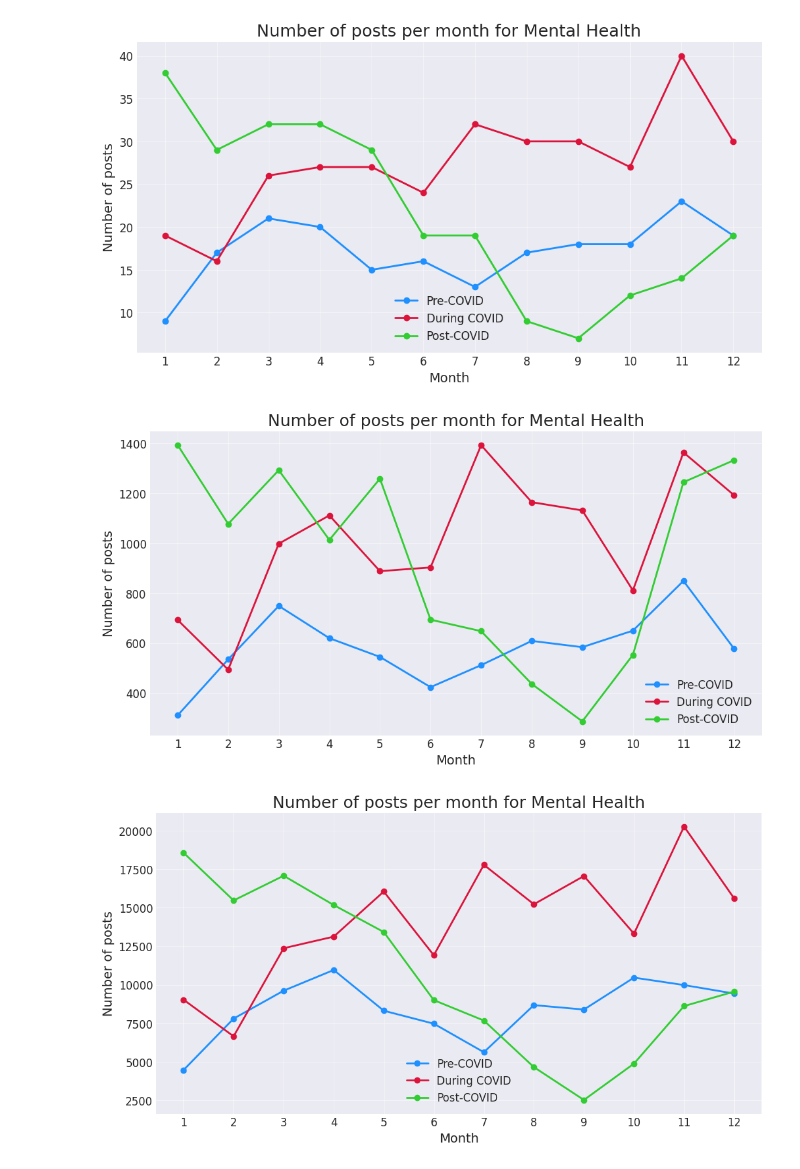
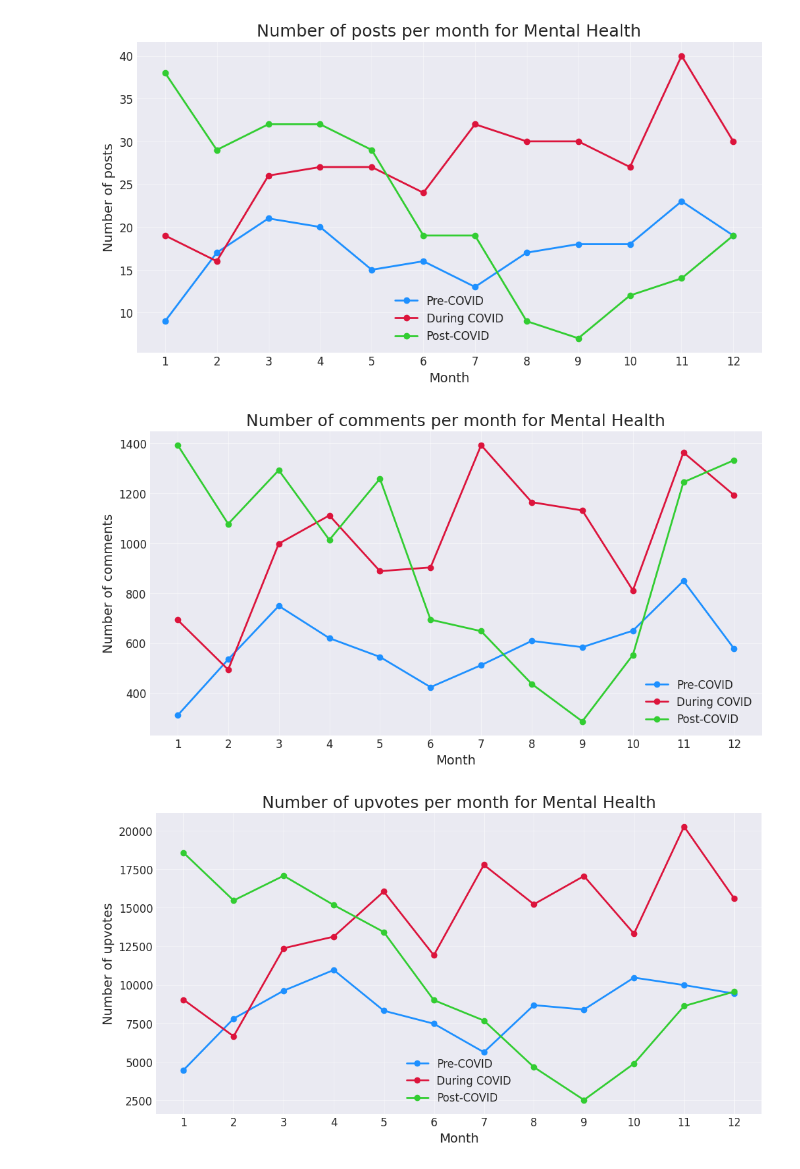
Before and after one commit to meliakru/Covid-and-Reddit, a Jupyter notebook: newGraphs/MentalHealth.ipynb, the cells around one changed output. Saved outputs shown, nothing was run; the diff lists cells and outputs as text; code cells hidden in the pictures.

```diff
--- a/newGraphs/MentalHealth.ipynb
+++ b/newGraphs/MentalHealth.ipynb
@@ -40,35 +40,35 @@ plt.show()
 # %%
 # Number of comments per month for Anxiety
 def commentsPerMonth(df):
     df['date'] = pd.to_datetime(df['date'])
     df['month'] = df['date'].dt.month
     return df.groupby('month').sum()['Number of comments']
 
 pre_covid_data = commentsPerMonth(pre_covid_df)
 during_covid_data = commentsPerMonth(during_covid_df)
 post_covid_data = commentsPerMonth(post_covid_df)
 
 plt.style.use('seaborn-darkgrid')
 
 # Create a line plot
 plt.figure(figsize=(12, 6))
 plt.plot(pre_covid_data, label='Pre-COVID', color='dodgerblue', linewidth=2, marker='o')
 plt.plot(during_covid_data, label='During COVID', color='crimson', linewidth=2, marker='o')
 plt.plot(post_covid_data, label='Post-COVID', color='limegreen', linewidth=2, marker='o')
 
 # Customize the plot
-plt.title('Number of posts per month for Mental Health', fontsize=18)
+plt.title('Number of comments per month for Mental Health', fontsize=18)
 plt.xlabel('Month', fontsize=14)
-plt.ylabel('Number of posts', fontsize=14)
+plt.ylabel('Number of comments', fontsize=14)
 plt.xticks(range(1, 13), fontsize=12)
 plt.yticks(fontsize=12)
 plt.legend(fontsize=12)
 plt.grid(alpha=0.5)
 
 # Show the plot
 plt.show()
 # %% [output]
-[figure, old version]
+[figure, new version]
 # %%
 # Number of upviotes per month for Anxiety
 def upvotesPerMonth(df):
@@ -89,9 +89,9 @@ plt.plot(during_covid_data, label='During COVID', color='crimson', linewidth=2,
 plt.plot(post_covid_data, label='Post-COVID', color='limegreen', linewidth=2, marker='o')
 
 # Customize the plot
-plt.title('Number of posts per month for Mental Health', fontsize=18)
+plt.title('Number of upvotes per month for Mental Health', fontsize=18)
 plt.xlabel('Month', fontsize=14)
-plt.ylabel('Number of posts', fontsize=14)
+plt.ylabel('Number of upvotes', fontsize=14)
 plt.xticks(range(1, 13), fontsize=12)
 plt.yticks(fontsize=12)
 plt.legend(fontsize=12)
@@ -100,4 +100,4 @@ plt.grid(alpha=0.5)
 # Show the plot
 plt.show()
 # %% [output]
-[figure, old version]
+[figure, new version]
```
Also changed, not shown: 2 other files.
